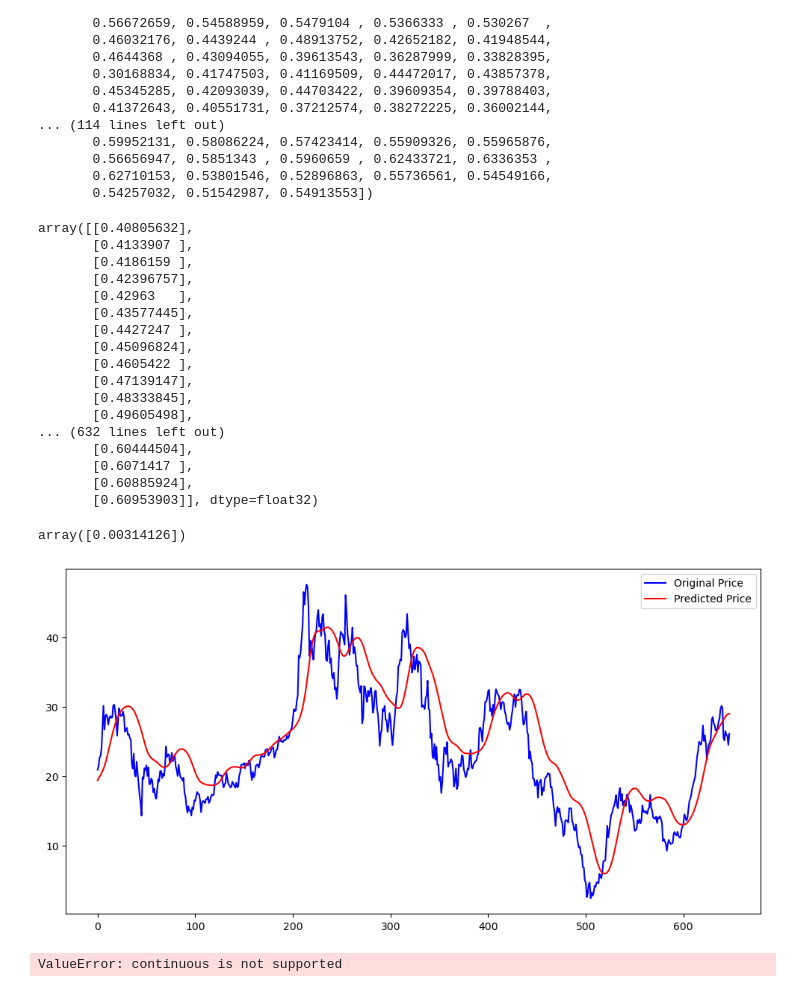
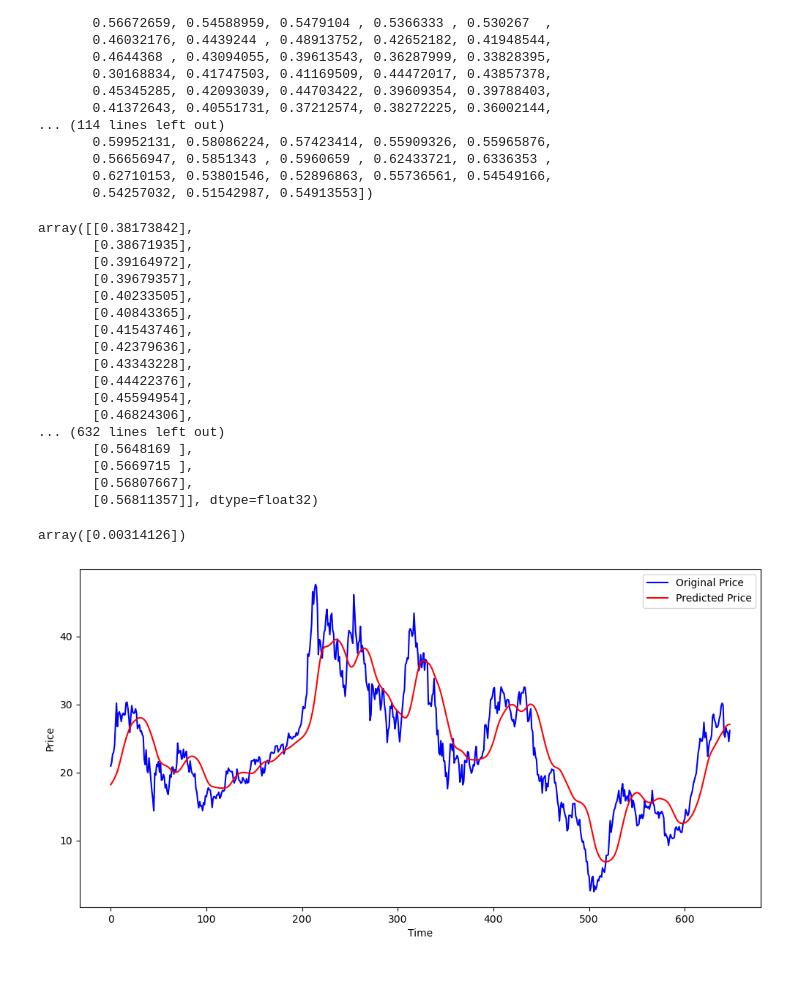
Before and after one commit to vinymeireles/Projeto-Stock-Trend-Prediction, a Jupyter notebook: LSTM Model.ipynb, the cells around one changed output. Drawn from its saved outputs; the diff is of its cells as text; code cells hidden in the pictures.

```diff
--- a/LSTM Model.ipynb
+++ b/LSTM Model.ipynb
@@ -242,5 +244,5 @@ Non-trainable params: 0
 _________________________________________________________________
 # %%
 model.compile(optimizer ='adam', loss = 'mean_squared_error')
-model.fit(x_train, y_train, epochs= 30)
+model.fit(x_train, y_train, epochs= 50)
 # %% [output]
@@ -374,23 +376,23 @@ array([0.43967324, 0.45107597, 0.47631074, 0.48190218, 0.50375484,
 # %%
 y_predicted
 # %% [output]
-array([[0.40805632],
-       [0.4133907 ],
-       [0.4186159 ],
-       [0.42396757],
-       [0.42963   ],
-       [0.43577445],
-       [0.4427247 ],
-       [0.45096824],
-       [0.4605422 ],
-       [0.47139147],
-       [0.48333845],
-       [0.49605498],
+array([[0.38173842],
+       [0.38671935],
+       [0.39164972],
+       [0.39679357],
+       [0.40233505],
+       [0.40843365],
+       [0.41543746],
+       [0.42379636],
+       [0.43343228],
+       [0.44422376],
+       [0.45594954],
+       [0.46824306],
 ... (632 lines left out)
-       [0.60444504],
-       [0.6071417 ],
-       [0.60885924],
-       [0.60953903]], dtype=float32)
+       [0.5648169 ],
+       [0.5669715 ],
+       [0.56807667],
+       [0.56811357]], dtype=float32)
 # %%
 scaler.scale_
 # %% [output]
@@ -402,10 +404,10 @@ y_test = y_test * scale_factor
 # %%
 plt.figure(figsize=(12,6))
 plt.plot(y_test, 'b', label = 'Original Price')
 plt.plot(y_predicted, 'r', label = 'Predicted Price')
-plt.xlabel = ('Time')
-plt.ylabel = ('Price')
+plt.xlabel('Time')
+plt.ylabel('Price')
 plt.legend()
 plt.show()
 # %% [output]
-[figure, old version]
+[figure, new version]
@@ -414,5 +413,0 @@ from sklearn.metrics import accuracy_score, classification_report
-# %%
-acc = accuracy_score(y_test, y_predicted)
-print(acc)
-# %% [output]
-ValueError: continuous is not supported
```
Also changed, not shown: parts of 5 cells of this notebook, 2 other files.
